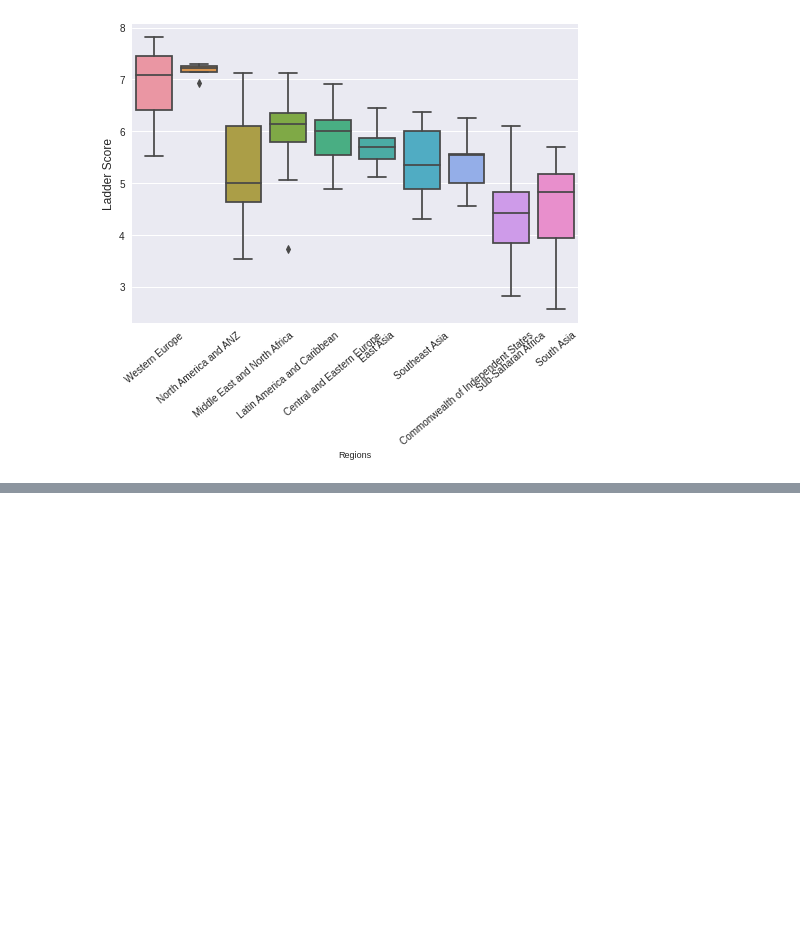
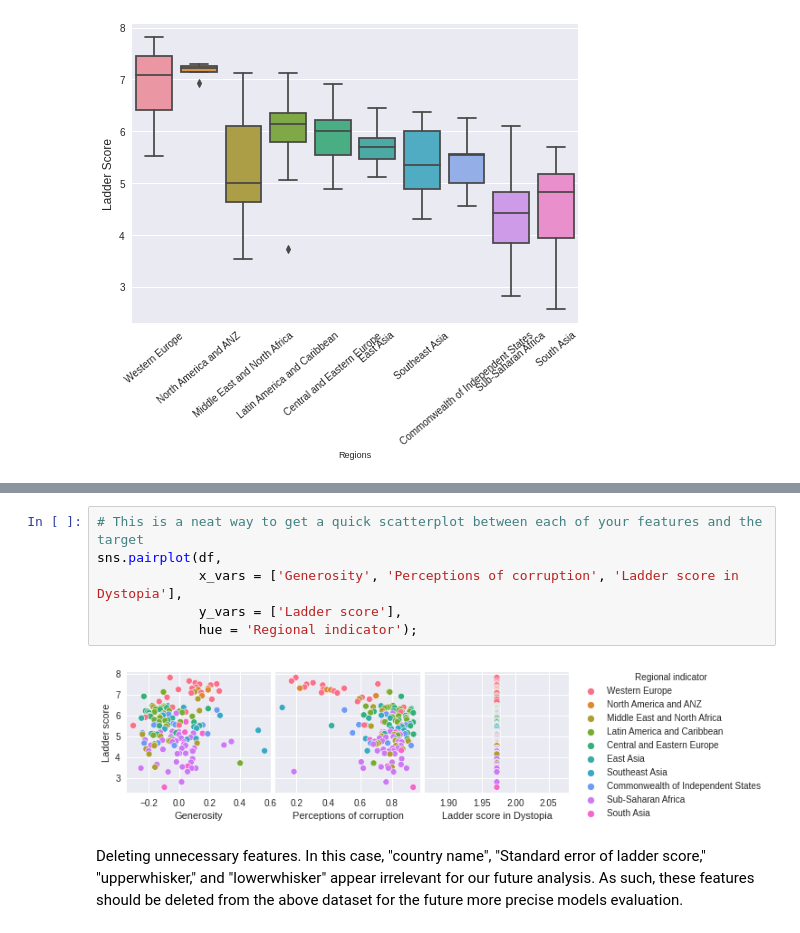
Before and after one commit to ivnizhnik/Data_Science_Project_A, a Jupyter notebook: WorldHappinessReport.ipynb, the cells around one changed output, grey strips where cells are left out. Saved outputs shown, nothing was run; the diff lists cells and outputs as text; blank space fills up the shorter version.

```diff
--- a/WorldHappinessReport.ipynb
+++ b/WorldHappinessReport.ipynb
@@ -254,0 +293,10 @@ plt.ylabel('Ladder Score', fontsize = 12);
+# %%
+# This is a neat way to get a quick scatterplot between each of your features and the target
+sns.pairplot(df,
+             x_vars = ['Generosity', 'Perceptions of corruption', 'Ladder score in Dystopia'],
+             y_vars = ['Ladder score'],
+             hue = 'Regional indicator');
+# %% [output]
+[figure, added]
+# %% [markdown]
+Deleting unnecessary features. In this case, "country name", "Standard error of ladder score," "upperwhisker," and "lowerwhisker" appear irrelevant for our future analysis. As such, these features should be deleted from the above dataset for the future more precise models evaluation.
```
Also changed, not shown: parts of 78 cells of this notebook.
